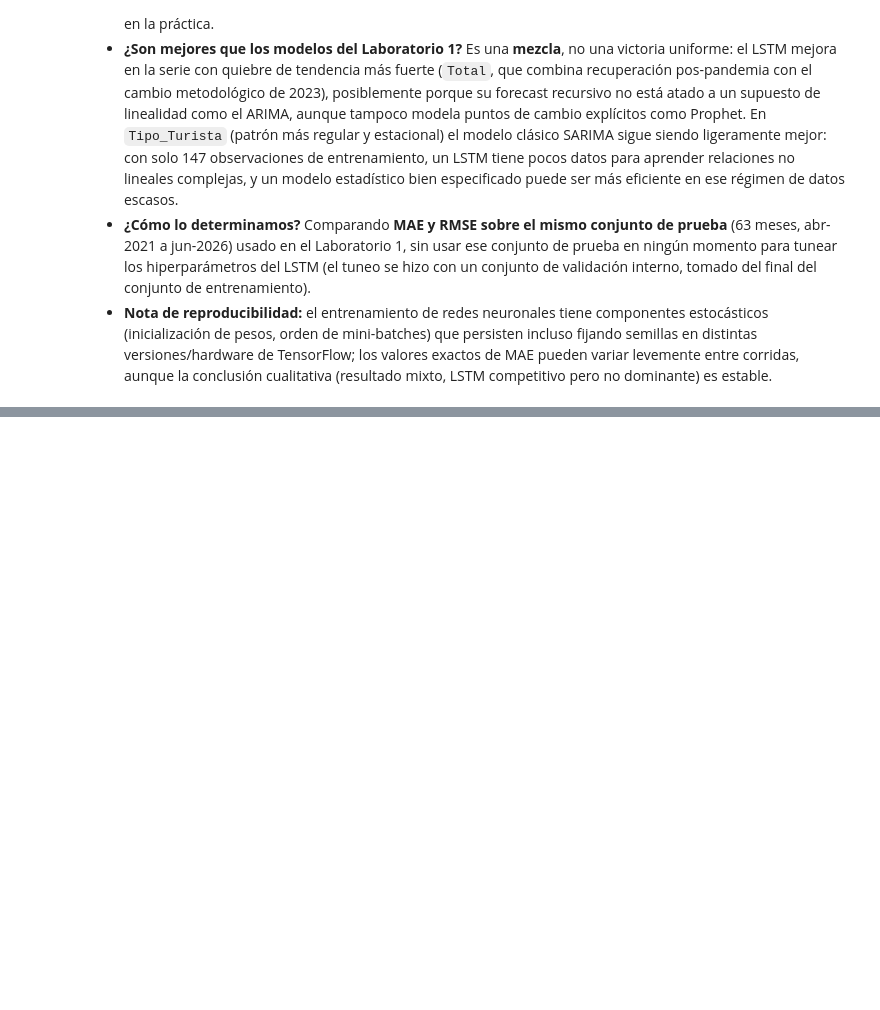
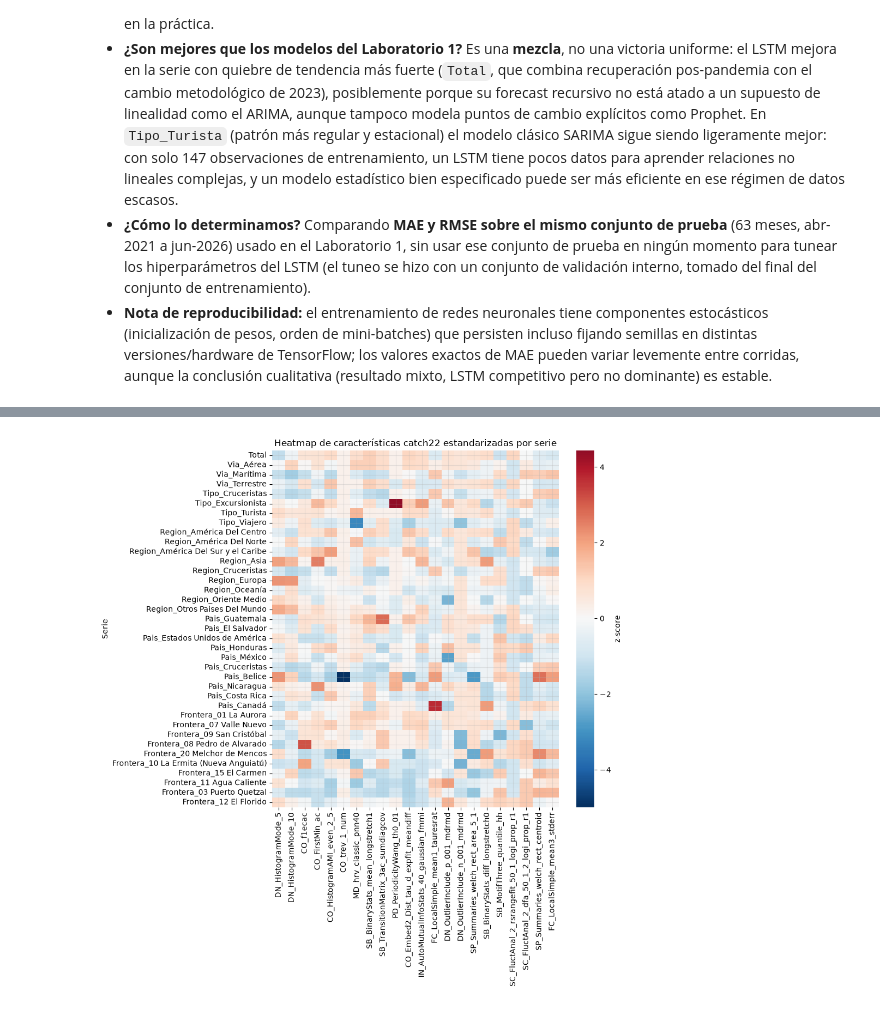
Before and after one commit to Zacatac23/Lab2_Data, a Jupyter notebook: Avance_Laboratorio2_LSTM.ipynb, the cells around one changed output, grey strips where cells are left out. Cells and saved outputs as stored; diff of their text form; code cells hidden in the pictures; blank space fills up the shorter version.

```diff
--- a/Avance_Laboratorio2_LSTM.ipynb
+++ b/Avance_Laboratorio2_LSTM.ipynb
@@ -411,0 +600,8 @@ Tipo_Turista   : LSTM MAE=54,776.3  vs  Lab1 MAE=72,410.2  -> gana LSTM (-24.4%
+# %%
+fig, ax = plt.subplots(figsize=(10, max(6, len(matriz_std) * 0.28)))
+sns.heatmap(matriz_std, cmap='RdBu_r', center=0, ax=ax, cbar_kws={'label': 'z-score'})
+ax.set_title('Heatmap de características catch22 estandarizadas por serie')
+plt.tight_layout()
+plt.show()
+# %% [output]
+[figure, added]
```
Also changed, not shown: parts of 24 cells of this notebook.
